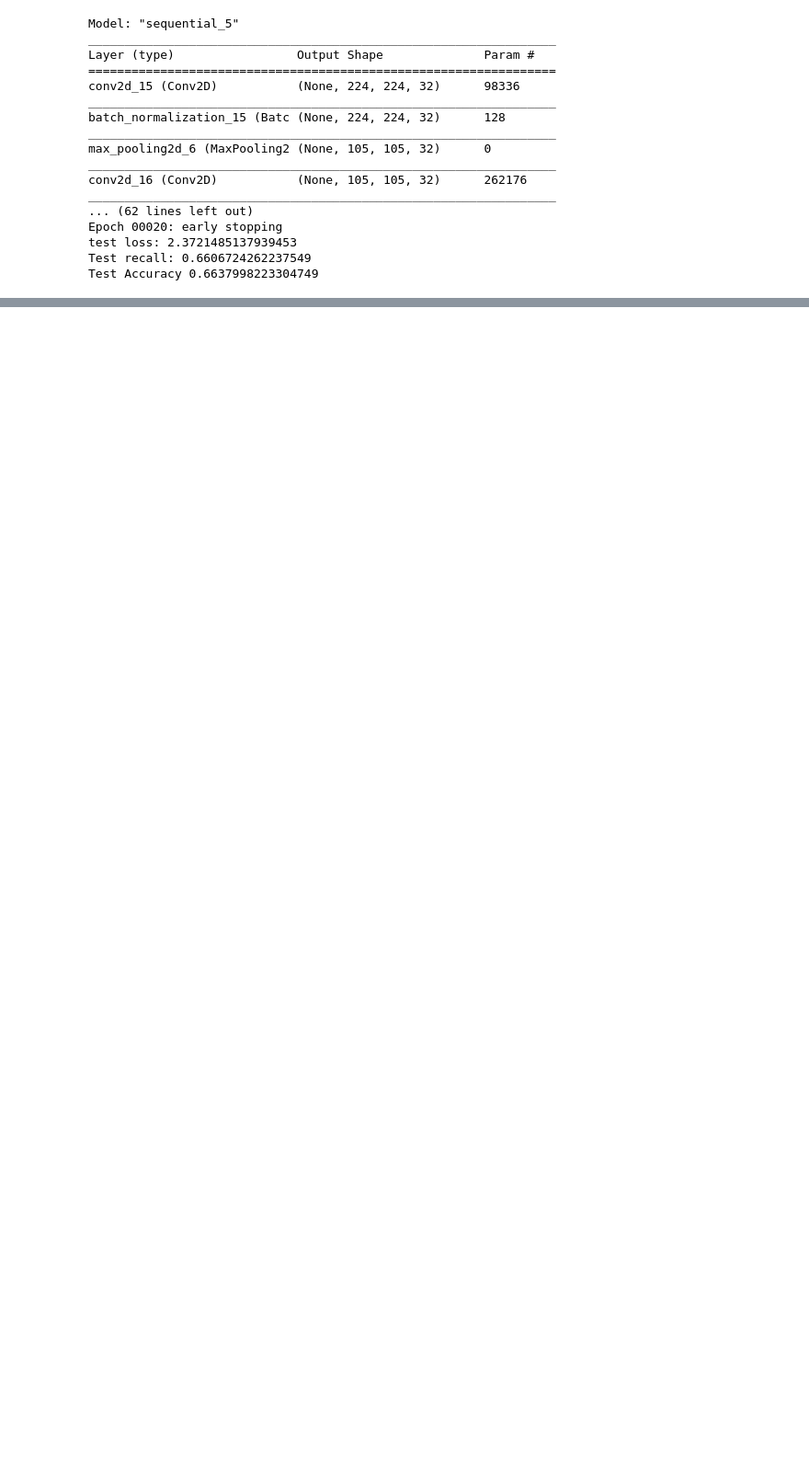
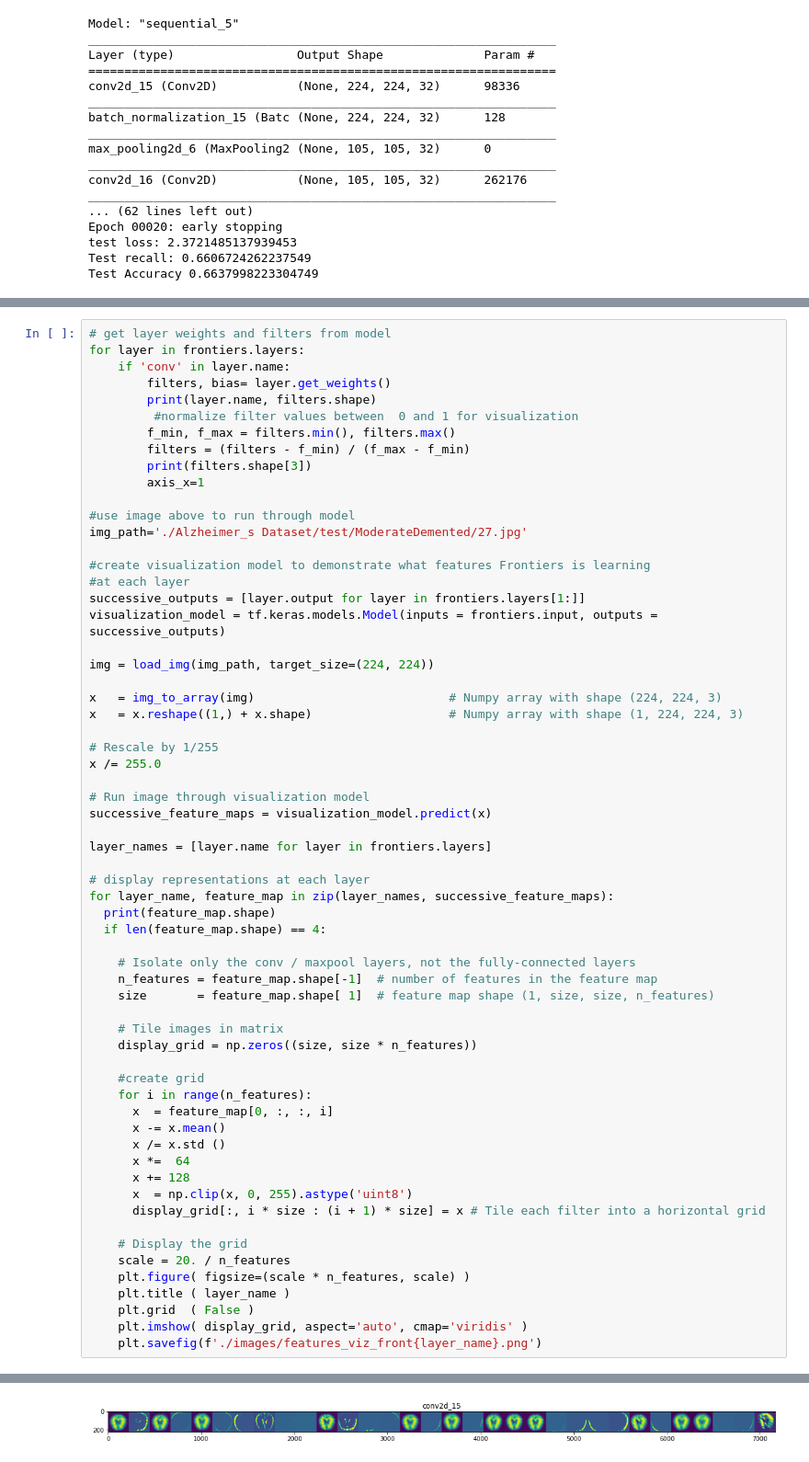
Before and after one commit to Jacobheyman702/Alzheimer_Image_classifier-, a Jupyter notebook: transfer_learning_models.ipynb, the cells around one changed output, grey strips where cells are left out. Shown at 92% size. Drawn from its saved outputs; the diff is of its cells as text; blank space fills up the shorter version.

```diff
--- a/transfer_learning_models.ipynb
+++ b/transfer_learning_models.ipynb
@@ -427,0 +363,63 @@ ValueError: `decode_predictions` expects a batch of predictions (i.e. a 2D array
+# %%
+# get layer weights and filters from model
+for layer in frontiers.layers:
+    if 'conv' in layer.name:
+        filters, bias= layer.get_weights()
+        print(layer.name, filters.shape)
+         #normalize filter values between  0 and 1 for visualization
+        f_min, f_max = filters.min(), filters.max()
+        filters = (filters - f_min) / (f_max - f_min)
+        print(filters.shape[3])
+        axis_x=1
+
+#use image above to run through model
+img_path='./Alzheimer_s Dataset/test/ModerateDemented/27.jpg'
+
+#create visualization model to demonstrate what features Frontiers is learning
+#at each layer
+successive_outputs = [layer.output for layer in frontiers.layers[1:]]
+visualization_model = tf.keras.models.Model(inputs = frontiers.input, outputs = successive_outputs)
+
+img = load_img(img_path, target_size=(224, 224))
+
+x   = img_to_array(img)                           # Numpy array with shape (224, 224, 3)
+x   = x.reshape((1,) + x.shape)                   # Numpy array with shape (1, 224, 224, 3)
+
+# Rescale by 1/255
+x /= 255.0
+
+# Run image through visualization model
+successive_feature_maps = visualization_model.predict(x)
+
+layer_names = [layer.name for layer in frontiers.layers]
+
+# display representations at each layer
+for layer_name, feature_map in zip(layer_names, successive_feature_maps):
+  print(feature_map.shape)
+  if len(feature_map.shape) == 4:
+
+    # Isolate only the conv / maxpool layers, not the fully-connected layers
+    n_features = feature_map.shape[-1]  # number of features in the feature map
+    size       = feature_map.shape[ 1]  # feature map shape (1, size, size, n_features)
+
+    # Tile images in matrix
+    display_grid = np.zeros((size, size * n_features))
+
+    #create grid
+    for i in range(n_features):
+      x  = feature_map[0, :, :, i]
+      x -= x.mean()
+      x /= x.std ()
+      x *=  64
+      x += 128
+      x  = np.clip(x, 0, 255).astype('uint8')
+      display_grid[:, i * size : (i + 1) * size] = x # Tile each filter into a horizontal grid
+
+    # Display the grid
+    scale = 20. / n_features
+    plt.figure( figsize=(scale * n_features, scale) )
+    plt.title ( layer_name )
+    plt.grid  ( False )
+    plt.imshow( display_grid, aspect='auto', cmap='viridis' )
+    plt.savefig(f'./images/features_viz_front{layer_name}.png')
+# %% [output]
@@ -427,0 +444 @@ ValueError: `decode_predictions` expects a batch of predictions (i.e. a 2D array
+[figure, added]
```
Also changed, not shown: parts of 39 cells of this notebook, 4 other files.
